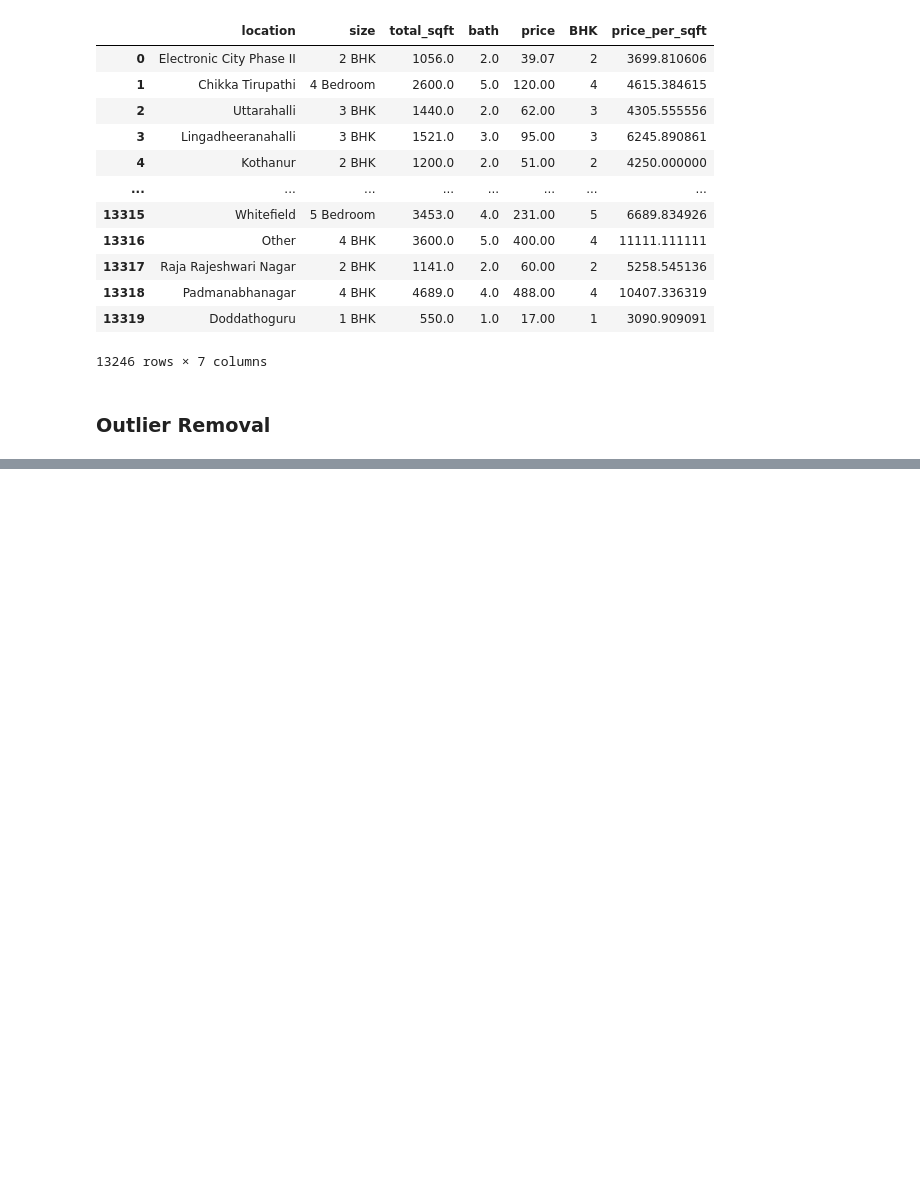
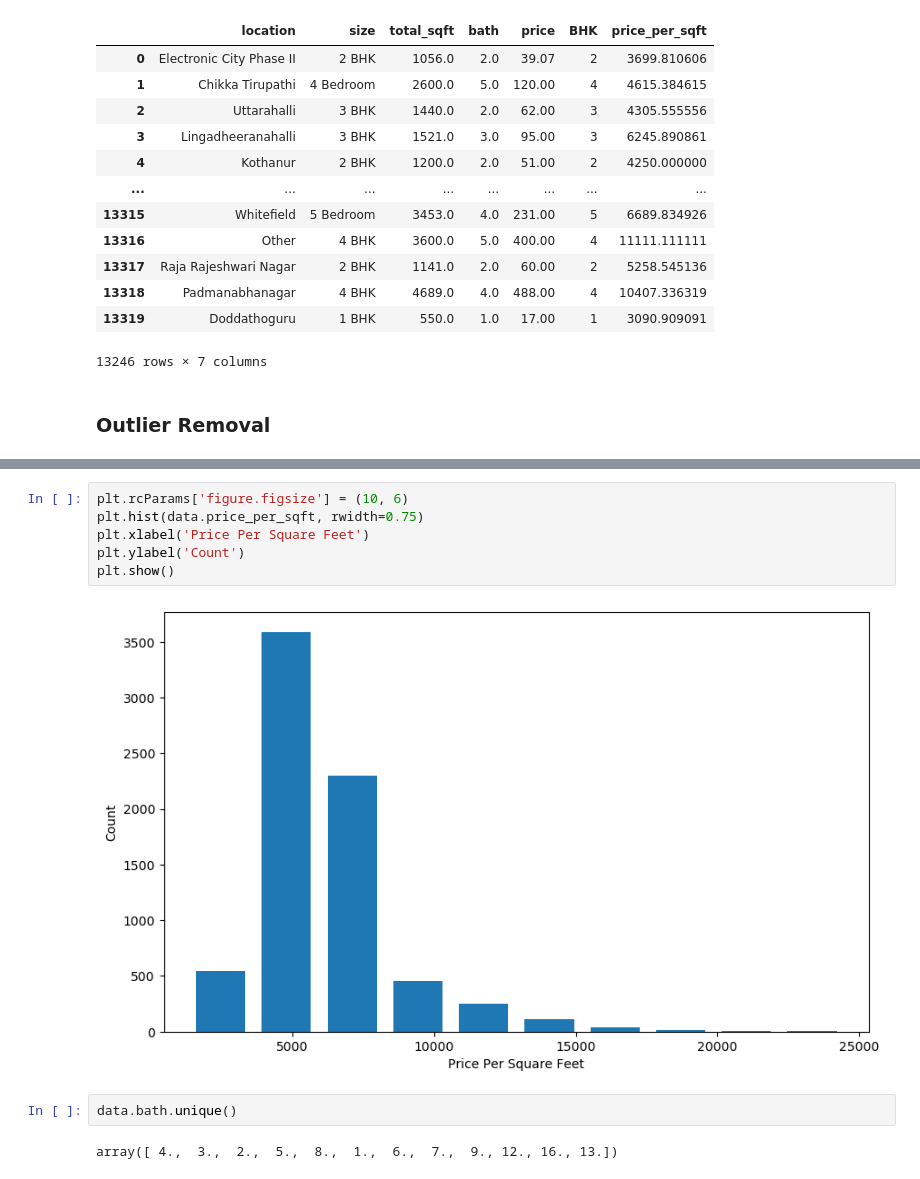
Before and after one commit to Chaitanya-Gumudala-1710/Project-Housing-Price-Prediction, a Jupyter notebook: Notebook.ipynb, the cells around one changed output, grey strips where cells are left out. Saved outputs shown, nothing was run; the diff lists cells and outputs as text; blank space fills up the shorter version.

```diff
--- a/Notebook.ipynb
+++ b/Notebook.ipynb
@@ -194,0 +322,12 @@ data
+# %%
+plt.rcParams['figure.figsize'] = (10, 6)
+plt.hist(data.price_per_sqft, rwidth=0.75)
+plt.xlabel('Price Per Square Feet')
+plt.ylabel('Count')
+plt.show()
+# %% [output]
+[figure, added]
+# %%
+data.bath.unique()
+# %% [output]
+array([ 4.,  3.,  2.,  5.,  8.,  1.,  6.,  7.,  9., 12., 16., 13.])
```
Also changed, not shown: parts of 15 cells of this notebook.
